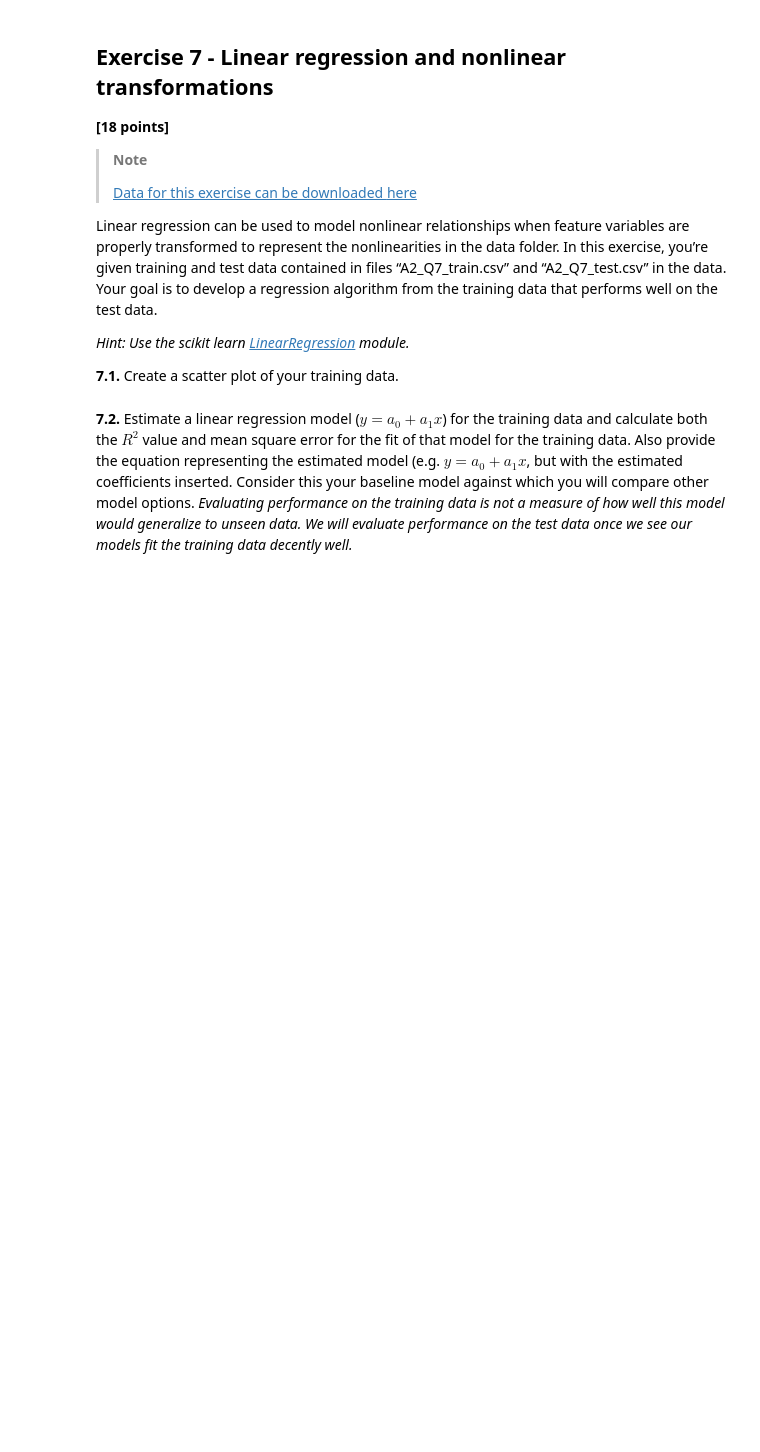
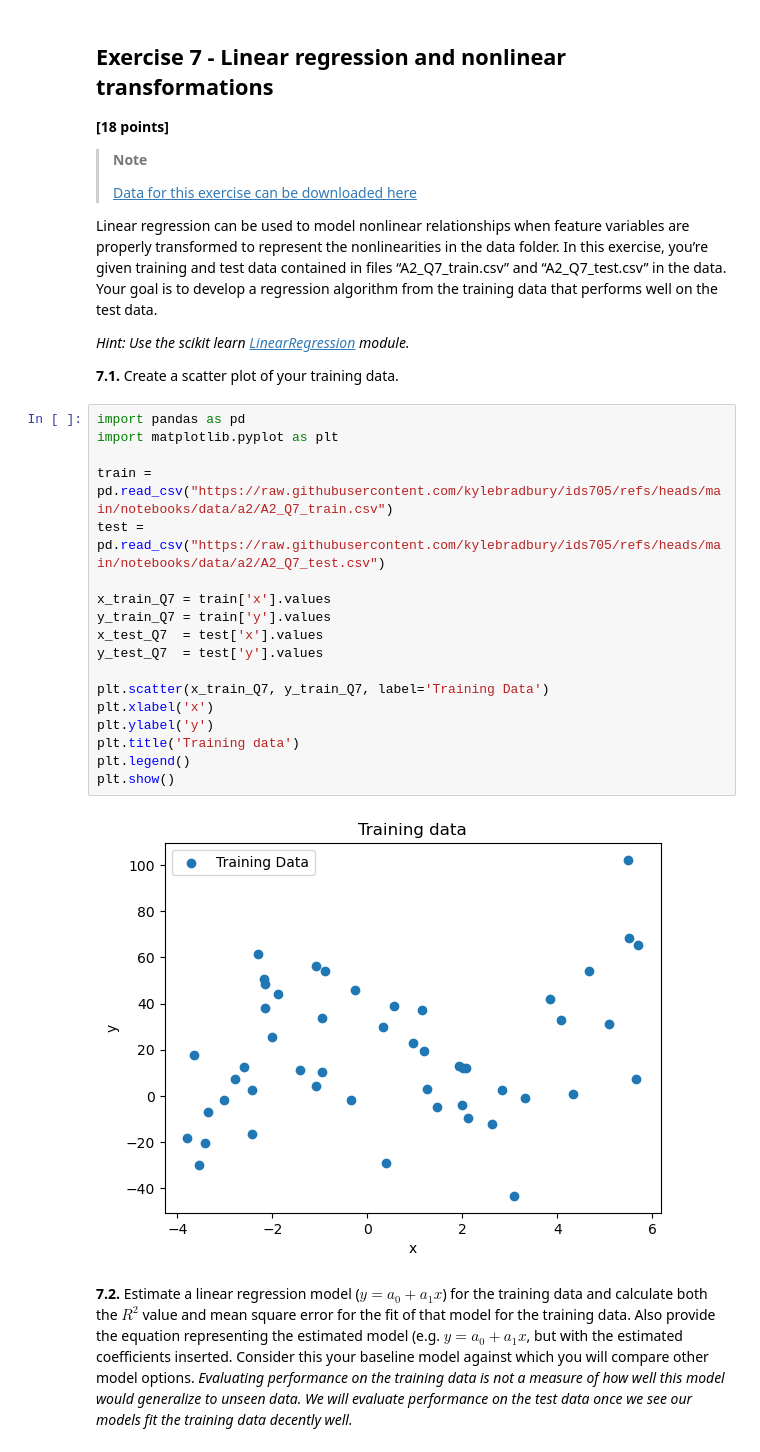
Before and after one commit to cathylyirang/IDS_705_ML, a Jupyter notebook: Assignment_2/assignment2.ipynb, the cells around one changed output. Cells and saved outputs as stored; diff of their text form; blank space fills up the shorter version.

```diff
--- a/Assignment_2/assignment2.ipynb
+++ b/Assignment_2/assignment2.ipynb
@@ -534,6 +578,26 @@ algorithm from the training data that performs well on the test data.
 module.*
 
 **7.1.** Create a scatter plot of your training data.
+# %%
+import pandas as pd
+import matplotlib.pyplot as plt
+
+train = pd.read_csv("https://raw.githubusercontent.com/kylebradbury/ids705/refs/heads/main/notebooks/data/a2/A2_Q7_train.csv")
+test = pd.read_csv("https://raw.githubusercontent.com/kylebradbury/ids705/refs/heads/main/notebooks/data/a2/A2_Q7_test.csv")
+
+x_train_Q7 = train['x'].values
+y_train_Q7 = train['y'].values
+x_test_Q7  = test['x'].values
+y_test_Q7  = test['y'].values
+
+plt.scatter(x_train_Q7, y_train_Q7, label='Training Data')
+plt.xlabel('x')
+plt.ylabel('y')
+plt.title('Training data')
+plt.legend()
+plt.show()
+# %% [output]
+[figure, added]
 # %% [markdown]
 **7.2.** Estimate a linear regression model ($y = a_0 + a_1 x$) for the
 training data and calculate both the $R^2$ value and mean square error
```
Also changed, not shown: parts of 12 cells of this notebook.
